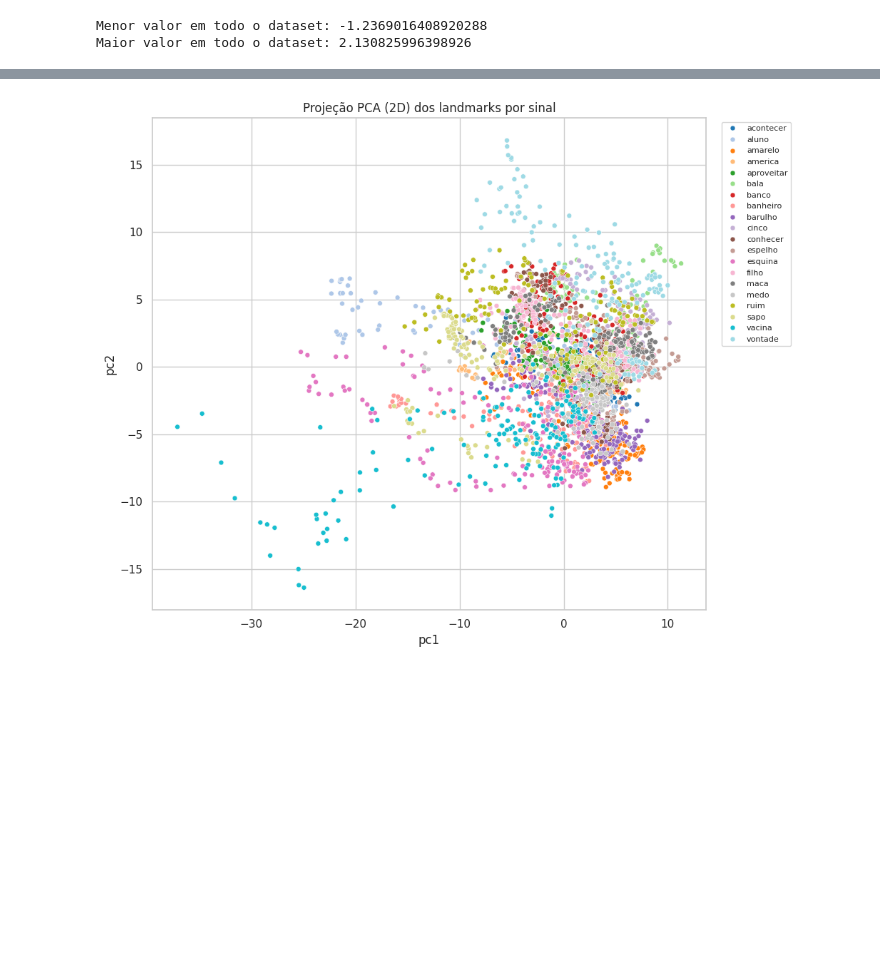
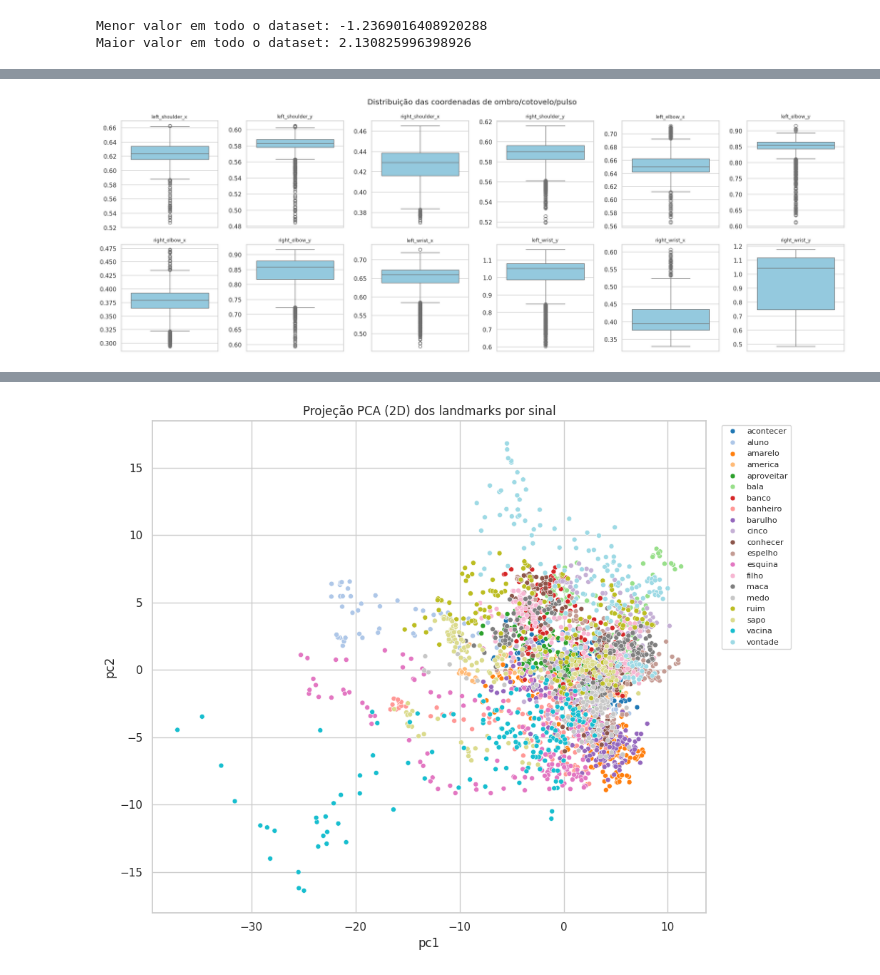
Before and after one commit to AmandaTrinity/pose-detector, a Jupyter notebook: notebooks/eda.ipynb, the cells around one changed output, grey strips where cells are left out. Drawn from its saved outputs; the diff is of its cells as text; code cells hidden in the pictures; blank space fills up the shorter version.

Commit message:
feat: add boxplot and correlation heatmap analysis to EDA notebook

```diff
--- a/notebooks/eda.ipynb
+++ b/notebooks/eda.ipynb
@@ -51,13 +55,5 @@ Tipos únicos de coluna: [dtype('float64') dtype('O')]
 # %%
 contagem = df['label'].value_counts().sort_values()
 
-fig, ax = plt.subplots(figsize=(8, 6))
-contagem.plot(kind='barh', ax=ax, color=sns.color_palette('viridis', len(contagem)))
-ax.set_xlabel('Número de amostras (frames)')
-ax.set_title('Distribuição de classes no dataset')
-plt.tight_layout()
-plt.savefig('notebooks/class_distribution.png', dpi=120)
-plt.show()
-
 contagem
 # %% [output]
@@ -104,0 +109,18 @@ Maior valor em todo o dataset: 2.130825996398926
+# %%
+colunas_braco = [
+    'left_shoulder_x', 'left_shoulder_y', 'right_shoulder_x', 'right_shoulder_y',
+    'left_elbow_x', 'left_elbow_y', 'right_elbow_x', 'right_elbow_y',
+    'left_wrist_x', 'left_wrist_y', 'right_wrist_x', 'right_wrist_y',
+]
+
+fig, axes = plt.subplots(2, 6, figsize=(20, 7))
+for ax, col in zip(axes.ravel(), colunas_braco):
+    sns.boxplot(y=features[col], ax=ax, color='skyblue')
+    ax.set_title(col, fontsize=9)
+    ax.set_ylabel('')
+plt.suptitle('Distribuição das coordenadas de ombro/cotovelo/pulso')
+plt.tight_layout()
+plt.savefig('notebooks/boxplots_braco.png', dpi=120)
+plt.show()
+# %% [output]
+[figure, added]
```
Also changed, not shown: parts of 13 cells of this notebook, 2 other files.
